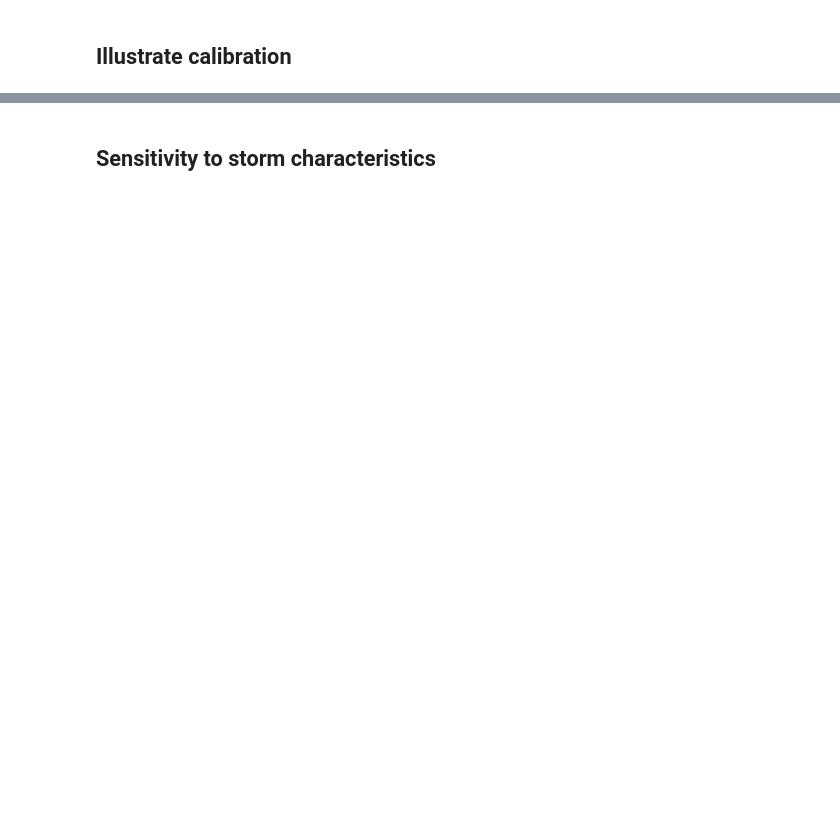
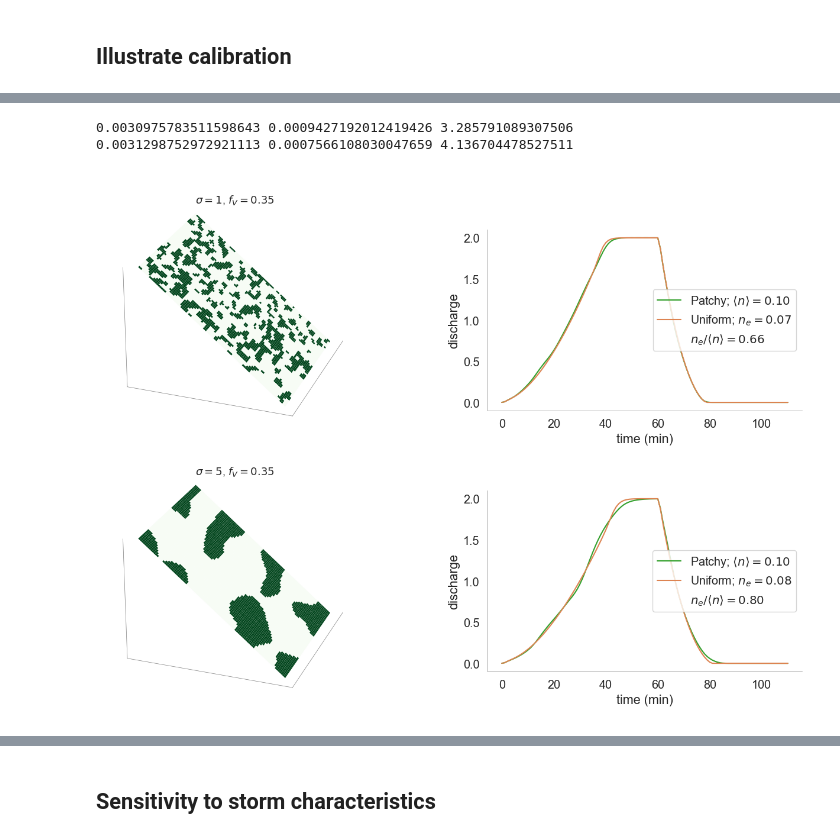
Before and after one commit to octavia-crompton/roughness-scale, a Jupyter notebook: notebooks/roughness_scale-pattern.ipynb, the cells around one changed output, grey strips where cells are left out. Drawn from its saved outputs; the diff is of its cells as text; code cells hidden in the pictures; blank space fills up the shorter version.

```diff
--- a/notebooks/roughness_scale-pattern.ipynb
+++ b/notebooks/roughness_scale-pattern.ipynb
@@ -188,12 +198,12 @@ def plot_q_compare(sim, ax):
 
     plotted = False
     if t is not None and hydro is not None:
-        lbl = r"$\langle n \rangle$" + (r"$={:.2f}$".format(r_avg_v) if r_avg_v is not None else "")
-        ax.plot(t / 60, hydro, label=lbl)
+        lbl = r"Patchy; $\langle n \rangle$" + (r"$={:.2f}$".format(r_avg_v) if r_avg_v is not None else "")
+        ax.plot(t / 60, hydro, color='#33a02c', label=lbl)
         plotted = True
     if t is not None and eq_hyd is not None:
-        lbl = r"$n_e$" + (r"$={:.2f}$".format(r_equiv_v) if r_equiv_v is not None else "")
-        ax.plot(t[:len(eq_hyd)] / 60, eq_hyd, label=lbl)
+        lbl = r"Uniform; $n_e$" + (r"$={:.2f}$".format(r_equiv_v) if r_equiv_v is not None else "")
+        ax.plot(t[:len(eq_hyd)] / 60, eq_hyd, color='C1', label=lbl)
         plotted = True
     if not plotted:
         ax.text(0.5, 0.5, "hydrograph data\nnot in slim summary",
@@ -283,20 +280,45 @@ plot_q_compare(sim, axes[3])
 # %%
+from matplotlib.lines import Line2D as _Line2D
 query = 'hydro_err < 0.03   and p == 5 and  l == 200 and tr == 60'
-fig, axes = plt.subplots(2, 2, figsize = (16,8))
-axes = axes.ravel()
+
+fig = plt.figure(figsize=(14, 9))
+# 3D panels: large bounding boxes on left; hydrograph panels: smaller on right
+ax0 = fig.add_axes([0.00, 0.51, 0.55, 0.50], projection='3d')   # top-left 3D
+ax1 = fig.add_axes([0.58, 0.57, 0.38, 0.34])                    # top-right hydro
+ax2 = fig.add_axes([0.00, 0.00, 0.55, 0.50], projection='3d')   # bot-left 3D
+ax3 = fig.add_axes([0.58, 0.08, 0.38, 0.34])                    # bot-right hydro
+
 sim = summary.query(query).query("fV > 0.3 and sigma == 1 and aniso == 1").iloc[0]
-axes[0].imshow(sim.veg[:, :150], cmap = 'Greens', vmin = 0, vmax = 1.15)
+plot_surface(sim, 'veg',
+             title='',
+             color=cm.Greens, ax=ax0, ucut=1, dcut=0, alpha=1.0, plot_veg=False)
+ax0.text2D(0.5, 0.9, fr"$\sigma={int(sim.sigma)}$, $f_V={sim.veg.mean():.2f}$",
+           transform=ax0.transAxes, ha='center', fontsize=FS_TITLE)
+plot_q_compare(sim, ax1)
+_h, _l = ax1.get_legend_handles_labels()
+if _h:
+    _h.append(_Line2D([0], [0], color='none'))
+    _l.append(fr"$n_e/\langle n \rangle = {sim.effect_ratio:.2f}$")
+    ax1.legend(handles=_h, labels=_l)
+print(sim['<U>']**2, sim['<Up2>'], sim['<U>']**2/sim['<Up2>'])
 
-axes[0].set_title(r"$n_e / \langle n \rangle$ = {0:.2f}, $f_V$ = {1:.2f}".format(sim.effect_ratio, sim.veg.mean()))
-plot_q_compare(sim, axes[1])
-print (sim['<U>']**2, sim['<Up2>'], sim['<U>']**2/sim['<Up2>'])
-
-sim = summary.query(query).query("fV > 0.3 and sigma == 5 and aniso == 1 ").iloc[0]
-axes[2].imshow(sim.veg[:, :150], cmap = 'Greens', vmin = 0, vmax = 1.15)
-axes[2].set_title(r"$n_e / \langle n \rangle$ = {0:.2f}, $f_V$ = {1:.2f}".format(sim.effect_ratio, sim.veg.mean()))
-print (sim['<U>']**2, sim['<Up2>'], sim['<U>']**2/sim['<Up2>'])
-
-plot_q_compare(sim, axes[3])
+sim = summary.query(query).query("fV > 0.3 and sigma == 5 and aniso == 1").iloc[0]
+plot_surface(sim, 'veg',
+             title='',
+             color=cm.Greens, ax=ax2, ucut=1, dcut=0, alpha=1.0, plot_veg=False)
+ax2.text2D(0.5, 0.9, fr"$\sigma={int(sim.sigma)}$, $f_V={sim.veg.mean():.2f}$",
+           transform=ax2.transAxes, ha='center', fontsize=FS_TITLE)
+plot_q_compare(sim, ax3)
+_h, _l = ax3.get_legend_handles_labels()
+if _h:
+    _h.append(_Line2D([0], [0], color='none'))
+    _l.append(fr"$n_e/\langle n \rangle = {sim.effect_ratio:.2f}$")
+    ax3.legend(handles=_h, labels=_l)
+print(sim['<U>']**2, sim['<Up2>'], sim['<U>']**2/sim['<Up2>'])
+# %% [output]
+0.0030975783511598643 0.0009427192012419426 3.285791089307506
+0.0031298752972921113 0.0007566108030047659 4.136704478527511
+[figure, added]
 # %%
 _band_mask = summary['veg_type'].str.contains('band')
 summary.loc[_band_mask, 'aniso'] = 1
```
Also changed, not shown: parts of 22 cells of this notebook, 14 other files.
